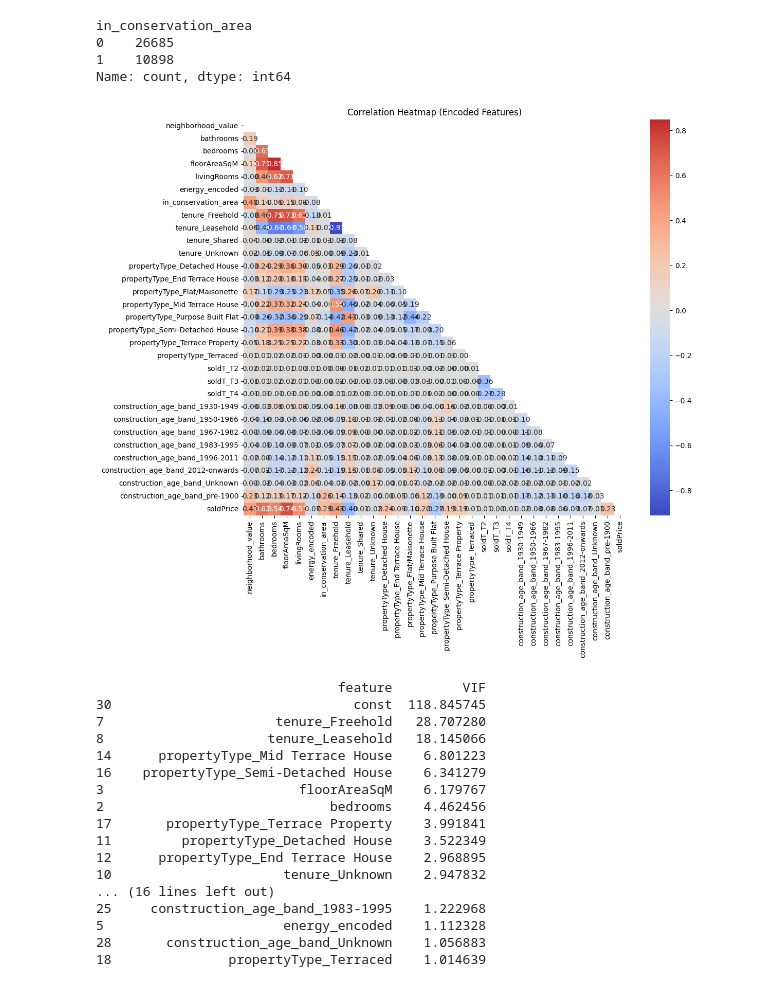
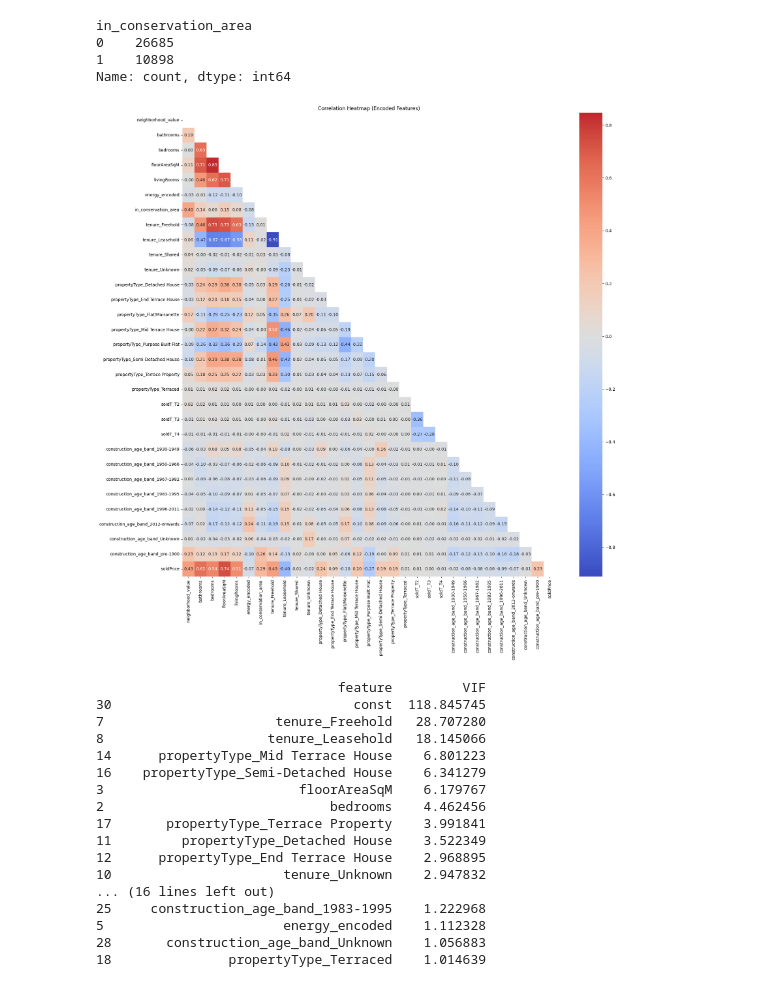
Before and after one commit to ab-gal/Final_Project, a Jupyter notebook: 2_Notebooks/Sherlock_Homes-Analysis.ipynb, the cells around one changed output. Drawn from its saved outputs; the diff is of its cells as text; code cells hidden in the pictures.

```diff
--- a/2_Notebooks/Sherlock_Homes-Analysis.ipynb
+++ b/2_Notebooks/Sherlock_Homes-Analysis.ipynb
@@ -630,7 +763,7 @@ X_analysis = df_analysis[final_features].astype(float)
 y_target = df_analysis['soldPrice']
 
 # 1. Heatmap
-plt.figure(figsize=(12, 10))
+plt.figure(figsize=(20, 20))
 corr_matrix = pd.concat([X_analysis, y_target], axis=1).corr()
 mask = np.triu(np.ones_like(corr_matrix, dtype=bool))
 sns.heatmap(corr_matrix, mask=mask, annot=True, fmt=".2f", cmap='coolwarm', center=0)
@@ -672,34 +805,34 @@ sns.barplot(
     palette='RdBu_r',  # Capitalized correctly now
     legend=False
 )
 axes[0].set_title('Linear Direction (Pearson $r$)', fontsize=14, fontweight='bold')
 axes[0].axvline(0, color='black', linewidth=1)
 axes[0].set_xlim(-1, 1)
 
 # --- RIGHT PLOT: Polynomial R2 (Total Influence) ---
 sns.barplot(
     ax=axes[1],
     x=comparison_df['Poly_R2'],
     y=comparison_df.index,
     hue=comparison_df.index,
     palette='viridis', # Lowercase is correct for this one
     legend=False
 )
 axes[1].set_title('Total Influence (Polynomial $R^2$)', fontsize=14, fontweight='bold')
 
 # Add values to bars correctly
 for i, (p, r2) in enumerate(zip(comparison_df['Pearson'], comparison_df['Poly_R2'])):
     # Pearson labels
     offset_p = 0.02 if p >= 0 else -0.12
     axes[0].text(p + offset_p, i, f"{p:.2f}", color='black', va='center', fontweight='bold')
 
     # R2 labels
     axes[1].text(r2 + 0.005, i, f"{r2:.3f}", color='black', va='center', fontweight='bold')
 
 plt.tight_layout()
 plt.show()
 # %% [output]
-[figure, old version]
+[figure, new version]
                                feature         VIF
 30                               const  118.845745
 7                      tenure_Freehold   28.707280
```
Also changed, not shown: parts of 8 cells of this notebook, 22 other files.
